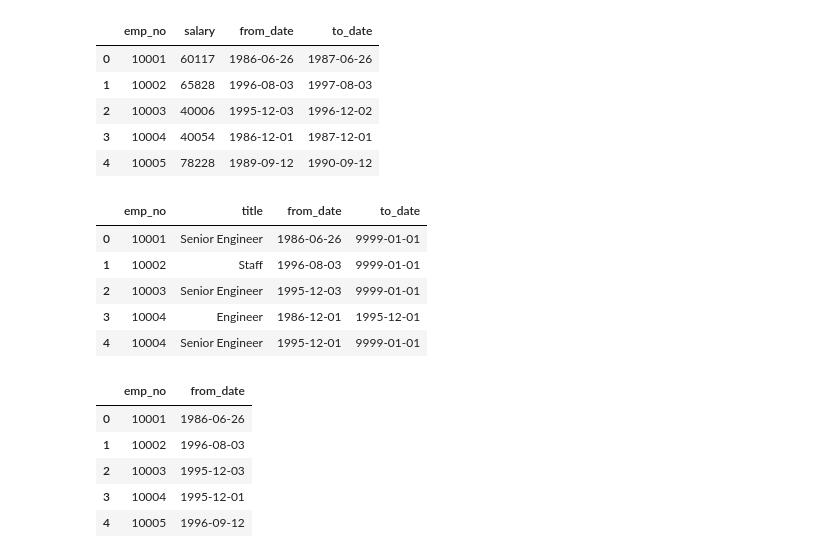
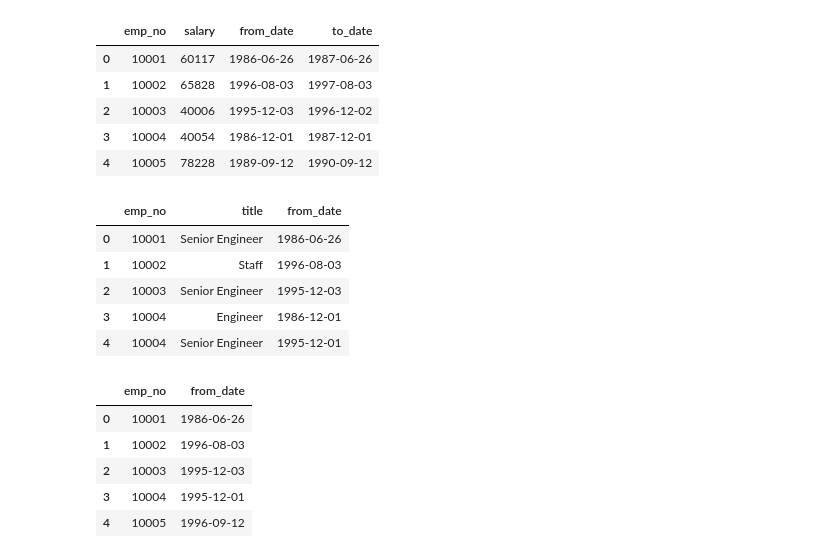
Before and after one commit to sliwet/sql-challenge, a Jupyter notebook: EmployeeSQL/SalaryAnalysis.ipynb, the cells around one changed output. Saved outputs shown, nothing was run; the diff lists cells and outputs as text; code cells hidden in the pictures.

```diff
--- a/EmployeeSQL/SalaryAnalysis.ipynb
+++ b/EmployeeSQL/SalaryAnalysis.ipynb
@@ -21,14 +21,15 @@ salaries.head()
 | 4 | 10005 | 78228 | 1989-09-12 | 1990-09-12 |
 # %%
 titles = pd.read_sql_query('SELECT * FROM titles',conn)
+del titles['to_date']
 titles.head()
 # %% [output]
-|  | emp_no | title | from_date | to_date |
-| 0 | 10001 | Senior Engineer | 1986-06-26 | 9999-01-01 |
-| 1 | 10002 | Staff | 1996-08-03 | 9999-01-01 |
-| 2 | 10003 | Senior Engineer | 1995-12-03 | 9999-01-01 |
-| 3 | 10004 | Engineer | 1986-12-01 | 1995-12-01 |
-| 4 | 10004 | Senior Engineer | 1995-12-01 | 9999-01-01 |
+|  | emp_no | title | from_date |
+| 0 | 10001 | Senior Engineer | 1986-06-26 |
+| 1 | 10002 | Staff | 1996-08-03 |
+| 2 | 10003 | Senior Engineer | 1995-12-03 |
+| 3 | 10004 | Engineer | 1986-12-01 |
+| 4 | 10004 | Senior Engineer | 1995-12-01 |
 # %%
 groupbyemp = titles.groupby("emp_no")
 titlesmod = pd.DataFrame({'from_date':groupbyemp['from_date'].max()})
```
Also changed, not shown: parts of 3 cells of this notebook.
